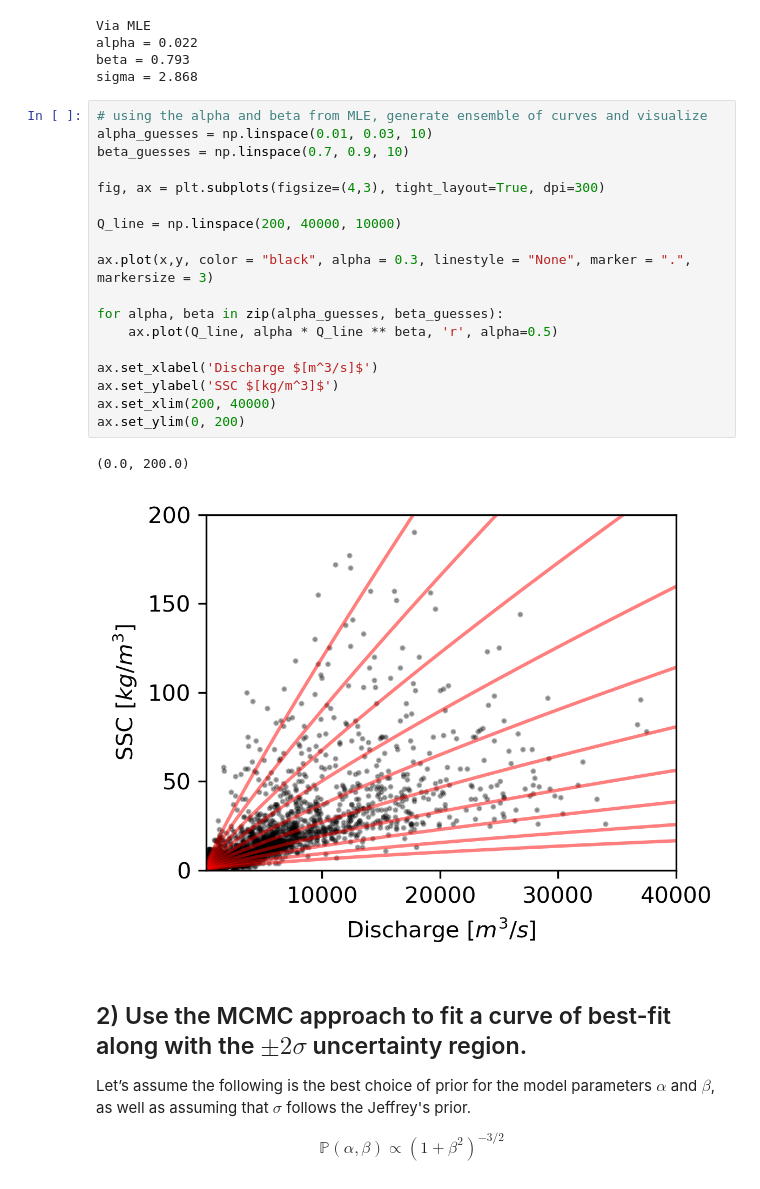
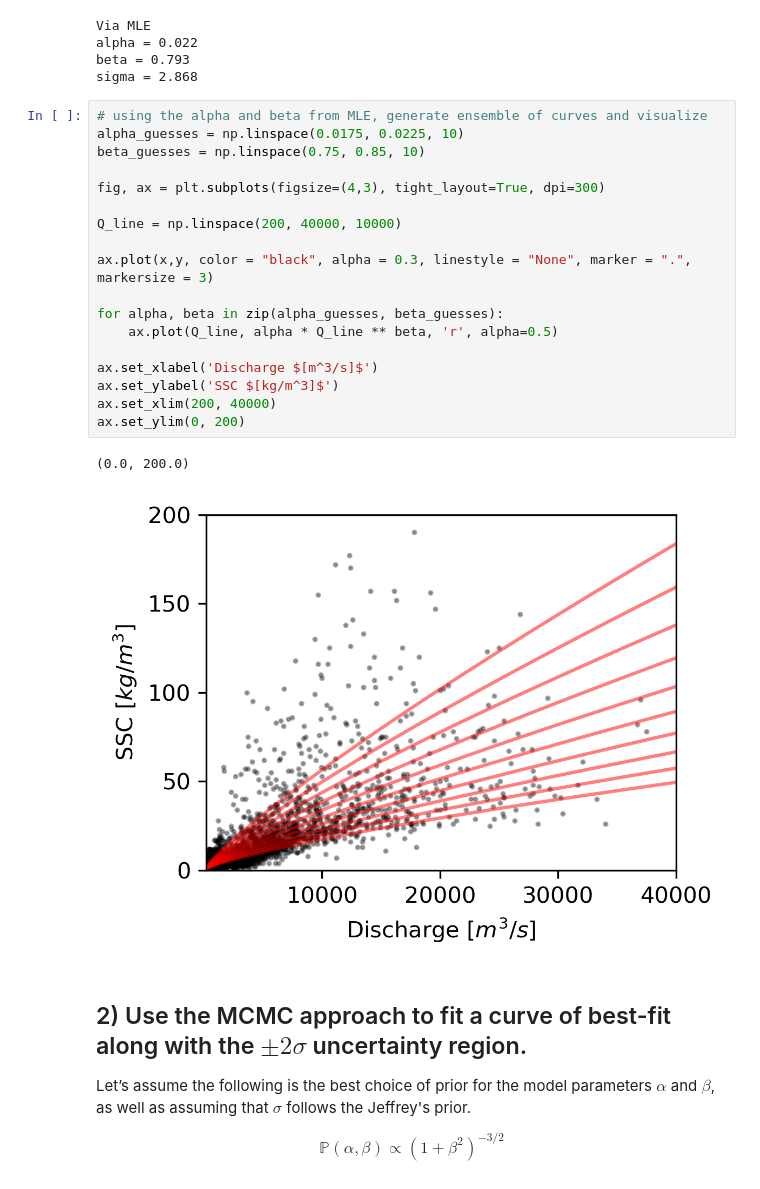
Before and after one commit to bKeungAuyeung/MSTA-Final, a Jupyter notebook: bAuyeung_Final-Code_MSTA.ipynb, the cells around one changed output. Saved outputs shown, nothing was run; the diff lists cells and outputs as text.

```diff
--- a/bAuyeung_Final-Code_MSTA.ipynb
+++ b/bAuyeung_Final-Code_MSTA.ipynb
@@ -108,25 +108,25 @@ beta = 0.793
 sigma = 2.868
 # %%
 # using the alpha and beta from MLE, generate ensemble of curves and visualize
-alpha_guesses = np.linspace(0.01, 0.03, 10)
-beta_guesses = np.linspace(0.7, 0.9, 10)
+alpha_guesses = np.linspace(0.0175, 0.0225, 10)
+beta_guesses = np.linspace(0.75, 0.85, 10)
 
 fig, ax = plt.subplots(figsize=(4,3), tight_layout=True, dpi=300)
 
 Q_line = np.linspace(200, 40000, 10000)
 
 ax.plot(x,y, color = "black", alpha = 0.3, linestyle = "None", marker = ".", markersize = 3)
 
 for alpha, beta in zip(alpha_guesses, beta_guesses):
     ax.plot(Q_line, alpha * Q_line ** beta, 'r', alpha=0.5)
 
 ax.set_xlabel('Discharge $[m^3/s]$')
 ax.set_ylabel('SSC $[kg/m^3]$')
 ax.set_xlim(200, 40000)
 ax.set_ylim(0, 200)
 # %% [output]
 (0.0, 200.0)
-[figure, old version]
+[figure, new version]
 # %% [markdown]
 ## 2) Use the MCMC approach to fit a curve of best-fit along with the $\pm 2 \sigma$ uncertainty region.
 
```
Also changed, not shown: parts of 2 cells of this notebook.
